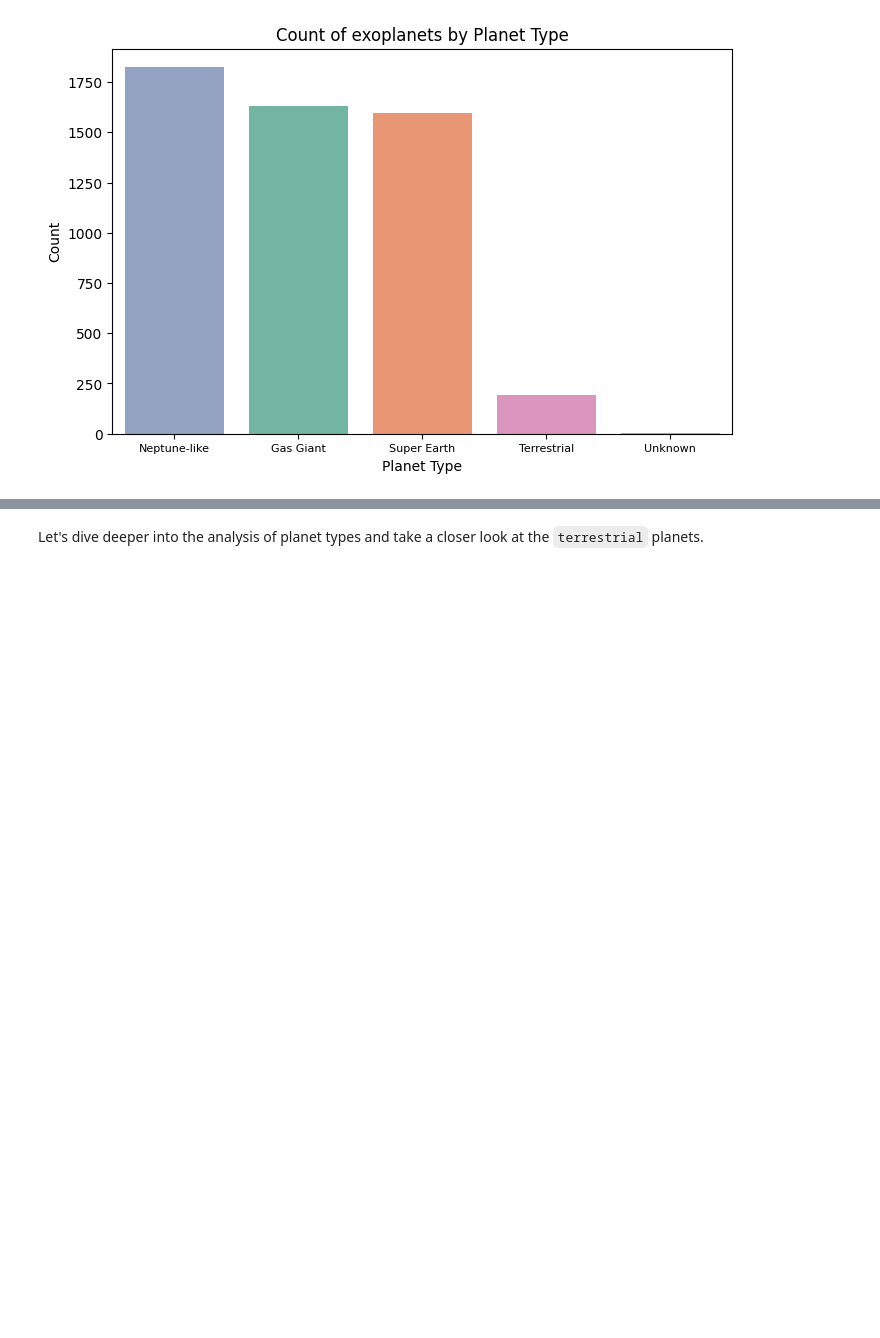
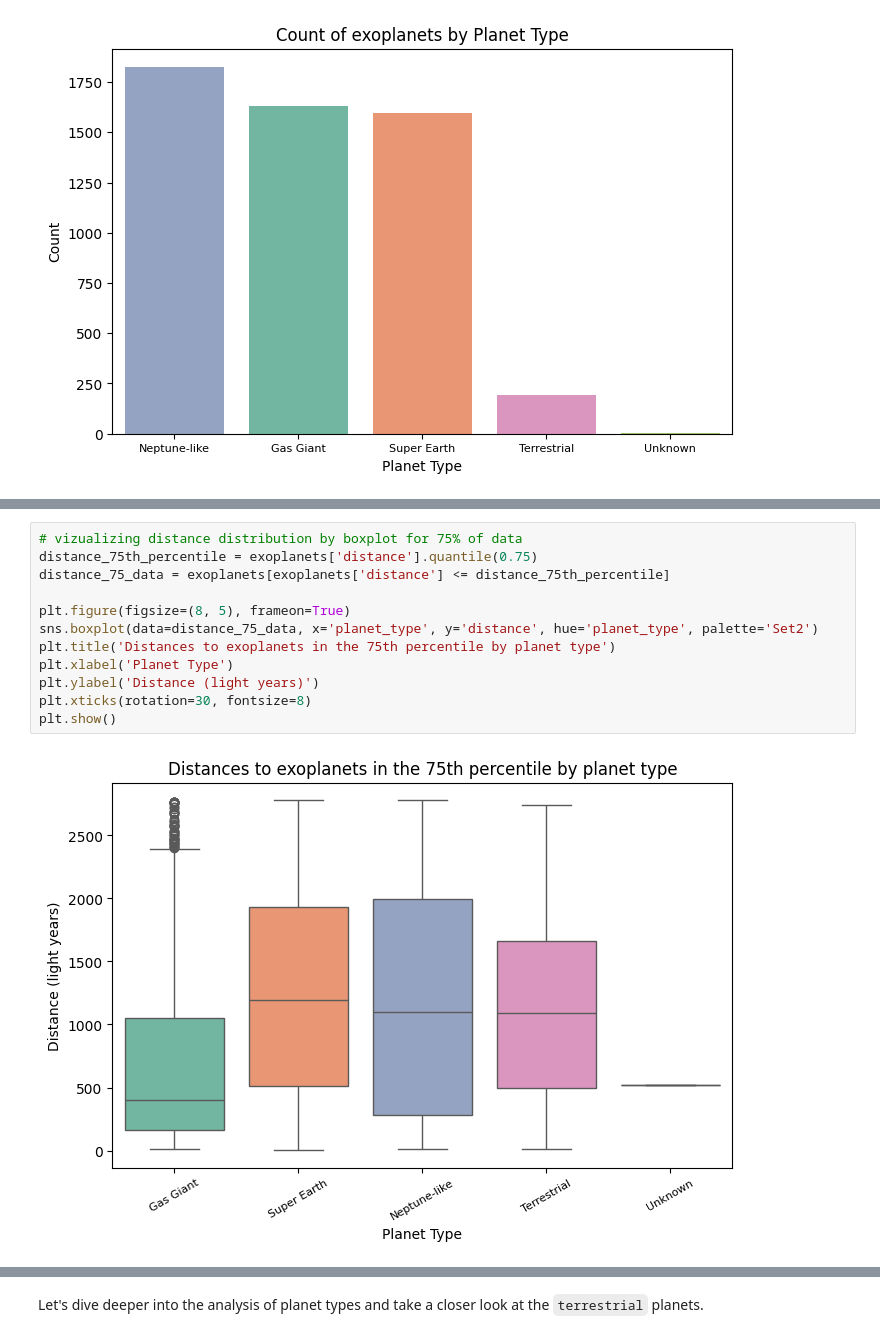
Before and after one commit to 7086600/da_final_project, a Jupyter notebook: da_final_project.ipynb, the cells around one changed output, grey strips where cells are left out. Drawn from its saved outputs; the diff is of its cells as text; blank space fills up the shorter version.

```diff
--- a/da_final_project.ipynb
+++ b/da_final_project.ipynb
@@ -193,0 +309,14 @@ plt.show()
+# %%
+# vizualizing distance distribution by boxplot for 75% of data
+distance_75th_percentile = exoplanets['distance'].quantile(0.75)
+distance_75_data = exoplanets[exoplanets['distance'] <= distance_75th_percentile]
+
+plt.figure(figsize=(8, 5), frameon=True)
+sns.boxplot(data=distance_75_data, x='planet_type', y='distance', hue='planet_type', palette='Set2')
+plt.title('Distances to exoplanets in the 75th percentile by planet type')
+plt.xlabel('Planet Type')
+plt.ylabel('Distance (light years)')
+plt.xticks(rotation=30, fontsize=8)
+plt.show()
+# %% [output]
+[figure, added]
```
Also changed, not shown: parts of 16 cells of this notebook.
